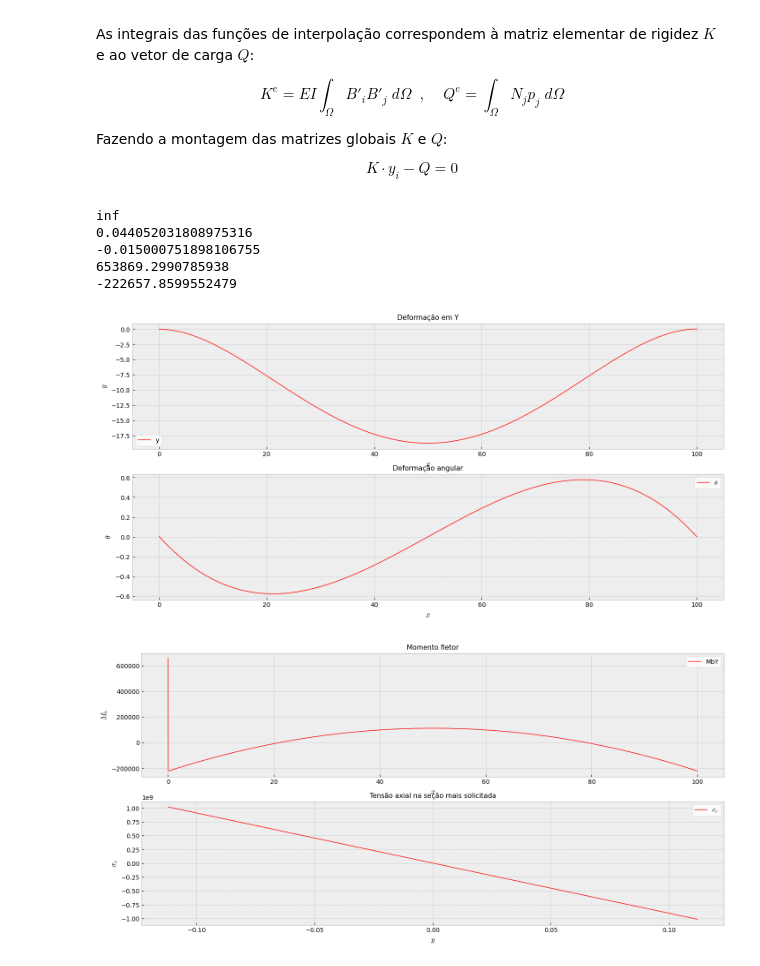
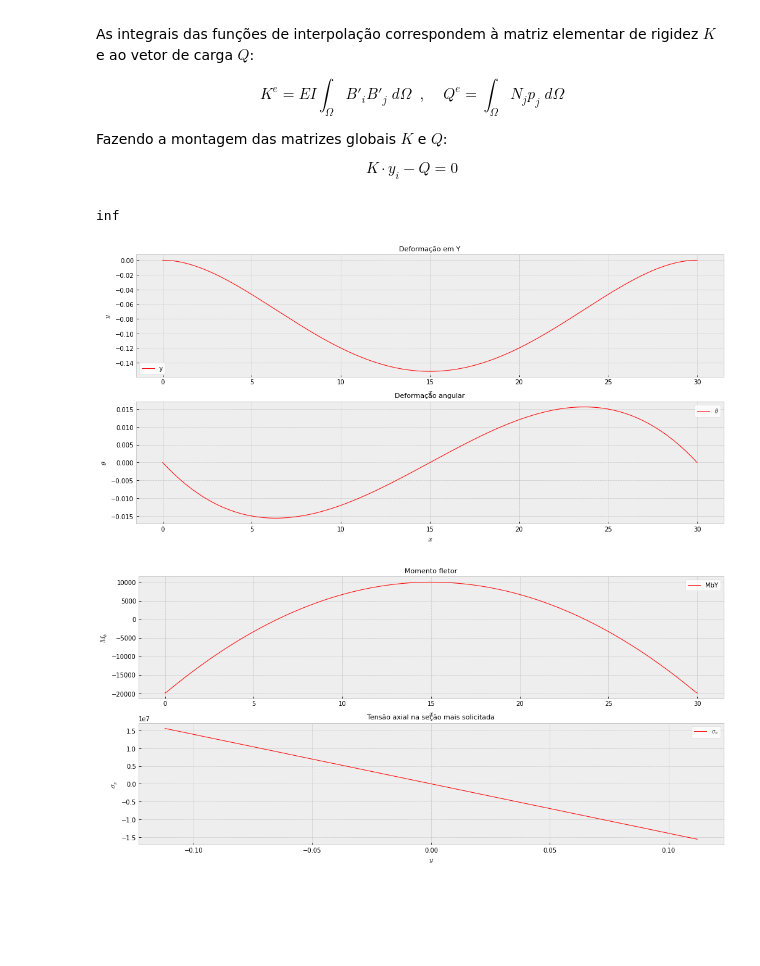
Before and after one commit to jpedro-rod/ElementosFinitos, a Jupyter notebook: MEF_Estrutural.ipynb, the cells around one changed output. Saved outputs shown, nothing was run; the diff lists cells and outputs as text; code cells hidden in the pictures; blank space fills up the shorter version.

```diff
--- a/MEF_Estrutural.ipynb
+++ b/MEF_Estrutural.ipynb
@@ -142,8 +142,8 @@ $$ K \cdot y_i - Q = 0 $$
 # parametros da simulacao
 
 ## malha
-L = 100.0   # m
-nx = 5000
+L = 30.0   # m
+nx = 300
 ne = nx-1
 nGL = 2*nx
 
@@ -219,22 +219,22 @@ K42 = lambda x,l : E*I*Bh14(x,l)*Bh12(x,l)
 K43 = lambda x,l : E*I*Bh14(x,l)*Bh13(x,l)
 K44 = lambda x,l : E*I*Bh14(x,l)*Bh14(x,l)
 '''
-K11 = lambda x,X1,X2 : E*I*dBh11(x,X1,X2)*dBh11(x,X1,X2)
-K12 = lambda x,X1,X2 : E*I*dBh11(x,X1,X2)*dBh12(x,X1,X2)
-K13 = lambda x,X1,X2:  E*I*dBh11(x,X1,X2)*dBh13(x,X1,X2)
-K14 = lambda x,X1,X2 : E*I*dBh11(x,X1,X2)*dBh14(x,X1,X2)
-K21 = lambda x,X1,X2 : E*I*dBh12(x,X1,X2)*dBh11(x,X1,X2)
-K22 = lambda x,X1,X2 : E*I*dBh12(x,X1,X2)*dBh12(x,X1,X2)
-K23 = lambda x,X1,X2 : E*I*dBh12(x,X1,X2)*dBh13(x,X1,X2)
-K24 = lambda x,X1,X2 : E*I*dBh12(x,X1,X2)*dBh14(x,X1,X2)
-K31 = lambda x,X1,X2 : E*I*dBh13(x,X1,X2)*dBh11(x,X1,X2)
-K32 = lambda x,X1,X2 : E*I*dBh13(x,X1,X2)*dBh12(x,X1,X2)
-K33 = lambda x,X1,X2 : E*I*dBh13(x,X1,X2)*dBh13(x,X1,X2)
-K34 = lambda x,X1,X2 : E*I*dBh13(x,X1,X2)*dBh14(x,X1,X2)
-K41 = lambda x,X1,X2 : E*I*dBh14(x,X1,X2)*dBh11(x,X1,X2)
-K42 = lambda x,X1,X2 : E*I*dBh14(x,X1,X2)*dBh12(x,X1,X2)
-K43 = lambda x,X1,X2 : E*I*dBh14(x,X1,X2)*dBh13(x,X1,X2)
-K44 = lambda x,X1,X2 : E*I*dBh14(x,X1,X2)*dBh14(x,X1,X2)
+K11 = lambda x,X1,X2 : dBh11(x,X1,X2)*dBh11(x,X1,X2)
+K12 = lambda x,X1,X2 : dBh11(x,X1,X2)*dBh12(x,X1,X2)
+K13 = lambda x,X1,X2:  dBh11(x,X1,X2)*dBh13(x,X1,X2)
+K14 = lambda x,X1,X2 : dBh11(x,X1,X2)*dBh14(x,X1,X2)
+K21 = lambda x,X1,X2 : dBh12(x,X1,X2)*dBh11(x,X1,X2)
+K22 = lambda x,X1,X2 : dBh12(x,X1,X2)*dBh12(x,X1,X2)
+K23 = lambda x,X1,X2 : dBh12(x,X1,X2)*dBh13(x,X1,X2)
+K24 = lambda x,X1,X2 : dBh12(x,X1,X2)*dBh14(x,X1,X2)
+K31 = lambda x,X1,X2 : dBh13(x,X1,X2)*dBh11(x,X1,X2)
+K32 = lambda x,X1,X2 : dBh13(x,X1,X2)*dBh12(x,X1,X2)
+K33 = lambda x,X1,X2 : dBh13(x,X1,X2)*dBh13(x,X1,X2)
+K34 = lambda x,X1,X2 : dBh13(x,X1,X2)*dBh14(x,X1,X2)
+K41 = lambda x,X1,X2 : dBh14(x,X1,X2)*dBh11(x,X1,X2)
+K42 = lambda x,X1,X2 : dBh14(x,X1,X2)*dBh12(x,X1,X2)
+K43 = lambda x,X1,X2 : dBh14(x,X1,X2)*dBh13(x,X1,X2)
+K44 = lambda x,X1,X2 : dBh14(x,X1,X2)*dBh14(x,X1,X2)
 '''
 Q11 = lambda x,X1,X2 : Nh11(x,X1,X2)*Nh11(x,X1,X2)
 Q12 = lambda x,X1,X2 : Nh11(x,X1,X2)*Nh12(x,X1,X2)
@@ -269,10 +269,10 @@ kelem = np.empty((4,4,ne))
 qelem = np.empty((4,ne))
 
 for e in range(0,ne):
-    Ke = np.array([[INTEGRACAO_1(K11,e),INTEGRACAO_1(K12,e),INTEGRACAO_1(K13,e),INTEGRACAO_1(K14,e)],
-                   [INTEGRACAO_1(K21,e),INTEGRACAO_1(K22,e),INTEGRACAO_1(K23,e),INTEGRACAO_1(K24,e)],
-                   [INTEGRACAO_1(K31,e),INTEGRACAO_1(K32,e),INTEGRACAO_1(K33,e),INTEGRACAO_1(K34,e)],
-                   [INTEGRACAO_1(K41,e),INTEGRACAO_1(K42,e),INTEGRACAO_1(K43,e),INTEGRACAO_1(K44,e)]])
+    Ke = E*I*np.array([[INTEGRACAO_1(K11,e),INTEGRACAO_1(K12,e),INTEGRACAO_1(K13,e),INTEGRACAO_1(K14,e)],
+                       [INTEGRACAO_1(K21,e),INTEGRACAO_1(K22,e),INTEGRACAO_1(K23,e),INTEGRACAO_1(K24,e)],
+                       [INTEGRACAO_1(K31,e),INTEGRACAO_1(K32,e),INTEGRACAO_1(K33,e),INTEGRACAO_1(K34,e)],
+                       [INTEGRACAO_1(K41,e),INTEGRACAO_1(K42,e),INTEGRACAO_1(K43,e),INTEGRACAO_1(K44,e)]])
 
     #Qe = np.array([[INTEGRACAO_1(Q11,e),INTEGRACAO_1(Q12,e),INTEGRACAO_1(Q13,e),INTEGRACAO_1(Q14,e)],
                    #[INTEGRACAO_1(Q21,e),INTEGRACAO_1(Q22,e),INTEGRACAO_1(Q23,e),INTEGRACAO_1(Q24,e)],
@@ -345,15 +345,9 @@ for i in range(1,len(Y)-1):
     h = (X[i+1] - X[i-1])
     d2Y[i] = (Y[i+1] - 2*Y[i] + Y[i-1])/h**2
 
-print(d2Y[0])
-print(d2Y[1])
-
 # momento fletor e momento fletor maximo
 MbY = E*I*d2Y
 MbYmax = E*I*np.max(d2Y)
-
-print(MbY[0])
-print(MbY[1])
 
 # tensão axial na secao mais solicitada
 Y_CrossSection = np.linspace(-D/2.0, D/2.0, nx)
@@ -369,36 +363,32 @@ fig1, ((ax1), (ax2)) = plt.subplots(2, sharey=False, sharex=False, figsize = (17
 ax1.plot(X,Y, color='red', linewidth=1.0, label=r'y')
 ax1.set_title('Deformação em Y',fontdict={'fontsize':11})
 ax1.set_xlabel('$x$',fontdict={'fontsize':12})
 ax1.set_ylabel('$y$',fontdict={'fontsize':12})
 ax1.legend(loc='best',facecolor ='w')
 
 ax2.plot(X,Theta, color='red', linewidth=1.0, label=r'$\theta$')
 ax2.set_title('Deformação angular',fontdict={'fontsize':11})
 ax2.set_xlabel('$x$',fontdict={'fontsize':12})
 ax2.set_ylabel('$\\theta$',fontdict={'fontsize':12})
 ax2.legend(loc='best',facecolor ='w')
 
 
 fig1, ((ax3), (ax4)) = plt.subplots(2, sharey=False, sharex=False, figsize = (17,8))
 
 ax3.plot(X,MbY, color='red', linewidth=1.0, label=r'MbY')
 ax3.set_title('Momento fletor',fontdict={'fontsize':11})
 ax3.set_xlabel('$x$',fontdict={'fontsize':12})
 ax3.set_ylabel('$M_b$',fontdict={'fontsize':12})
 ax3.legend(loc='best',facecolor ='w')
 
 ax4.plot(Y_CrossSection,sigmab, color='red', linewidth=1.0, label=r'$\sigma_x$')
 ax4.set_title('Tensão axial na seção mais solicitada',fontdict={'fontsize':11})
 ax4.set_xlabel('$y$',fontdict={'fontsize':12})
 ax4.set_ylabel('$\\sigma_x$',fontdict={'fontsize':12})
 ax4.legend(loc='best',facecolor ='w')
 
 plt.show()
 # %% [output]
 inf
-0.044052031808975316
--0.015000751898106755
-653869.2990785938
--222657.8599552479
-[figure, old version]
+[figure, new version]
-[figure, old version]
+[figure, new version]
```
